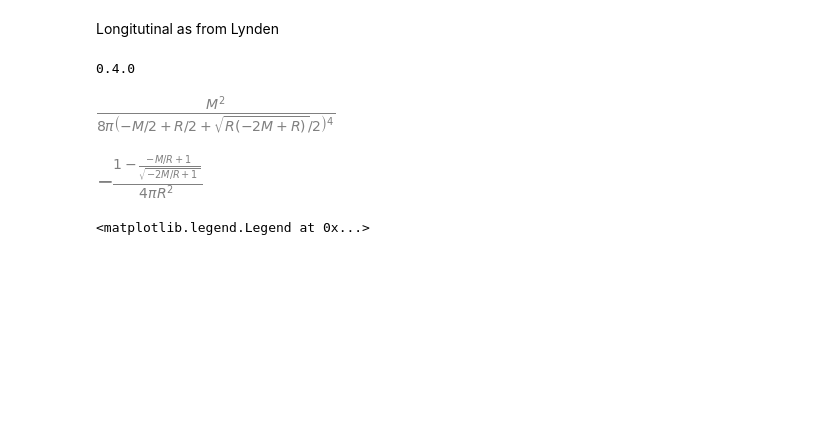
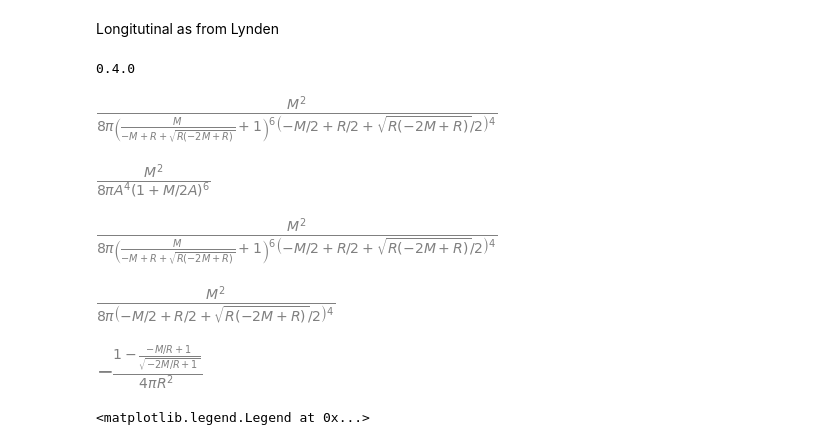
Before and after one commit to tomandersen/jupyter, a Jupyter notebook: 2022/Longituditnal-Lynden.ipynb, the cells around one changed output. Cells and saved outputs as stored; diff of their text form; code cells hidden in the pictures; blank space fills up the shorter version.

```diff
--- a/2022/Longituditnal-Lynden.ipynb
+++ b/2022/Longituditnal-Lynden.ipynb
@@ -28,13 +28,25 @@ a = (R - M + sqrt(R*(R - 2*M)))/2
 E_d = 1/(8*pi)*(M/((a**2)*((1 + M/(2*a)))**3))**2
 E_d
 
-# E_dA is directly using isotropic coords
-E_dA = 1/(8*pi)*(M/((A**2)*((1 + M/(2*A)))**3))**2
 
 
 #sympy.pprint(E_d)
 #E_dR = E_d.subs(a, a)
 #E_dR = E_dR.simplify()
+# %% [output]
+[figure, added]
+# %%
+# E_dA is directly using isotropic coords
+E_dA = 1/(8*pi)*(M/((A**2)*((1 + M/(2*A)))**3))**2
+E_dA
+# %% [output]
+[figure, added]
+# %%
+# E_dP is me PLAYING with the The energy density relation in the lynden Bell paper, almost bottom of page 23p
+E_dP = 1/(8*pi)*(M/((a**2)*((1 + M/(2*a)))**(3)))**2
+E_dP
+# %% [output]
+[figure, added]
 # %%
 # E_d2 is the Lynden Bell - but approximated in the case of large r
 E_d2 = M**2/(8*pi*a**4)
```
Also changed, not shown: parts of 2 cells of this notebook.
